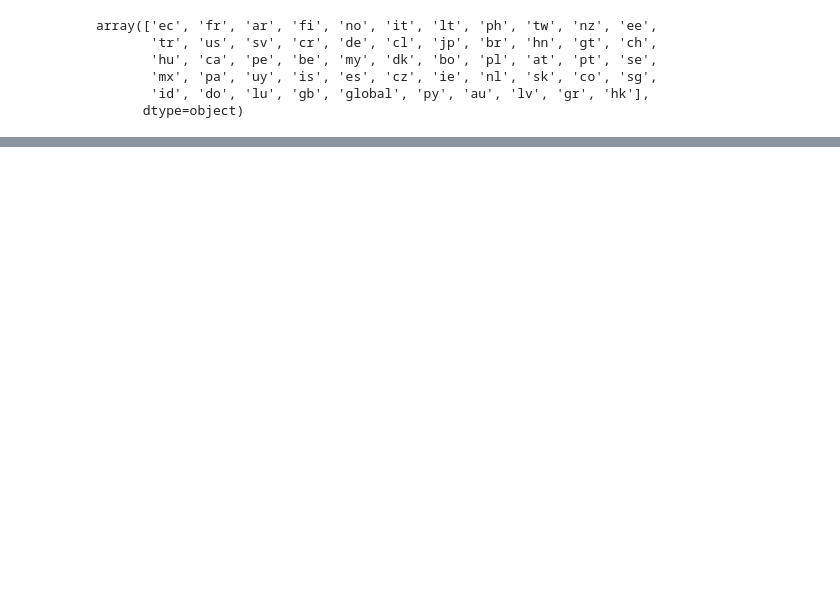
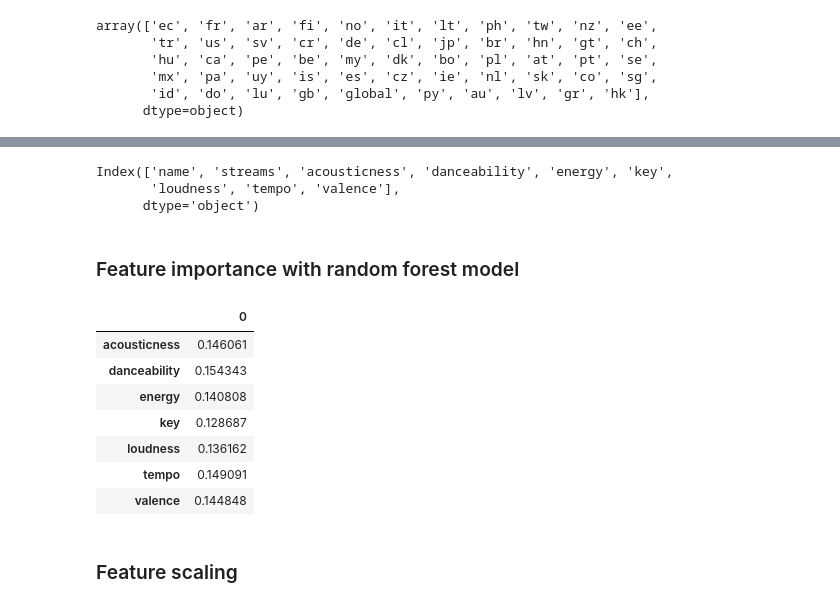
Before and after one commit to RongSH/Spotify_project_BDA, a Jupyter notebook: Preprocessing.ipynb, the cells around one changed output, grey strips where cells are left out. Cells and saved outputs as stored; diff of their text form; code cells hidden in the pictures; blank space fills up the shorter version.

```diff
--- a/Preprocessing.ipynb
+++ b/Preprocessing.ipynb
@@ -105,0 +185,6 @@ Text(0.5,1.05,'Total yearly number of streams per region')
+# %%
+global_data.columns
+# %% [output]
+Index(['name', 'streams', 'acousticness', 'danceability', 'energy', 'key',
+       'loudness', 'tempo', 'valence'],
+      dtype='object')
@@ -105,0 +197,2 @@ Text(0.5,1.05,'Total yearly number of streams per region')
+# %% [markdown]
+### Feature importance with random forest model
@@ -105,0 +201,16 @@ Text(0.5,1.05,'Total yearly number of streams per region')
+# %%
+# global data
+X, y = global_data.drop(['name','streams'],axis=1).values,global_data['streams'].values
+clf = ExtraTreesClassifier(n_estimators=50)
+clf = clf.fit(X, y)
+feature_importance = pd.DataFrame(clf.feature_importances_,global_data.columns[2:])
+feature_importance
+# %% [output]
+|  | 0 |
+| acousticness | 0.146061 |
+| danceability | 0.154343 |
+| energy | 0.140808 |
+| key | 0.128687 |
+| loudness | 0.136162 |
+| tempo | 0.149091 |
+| valence | 0.144848 |
@@ -105,0 +222,2 @@ Text(0.5,1.05,'Total yearly number of streams per region')
+# %% [markdown]
+### Feature scaling
```
Also changed, not shown: parts of 30 cells of this notebook, 13 other files.
